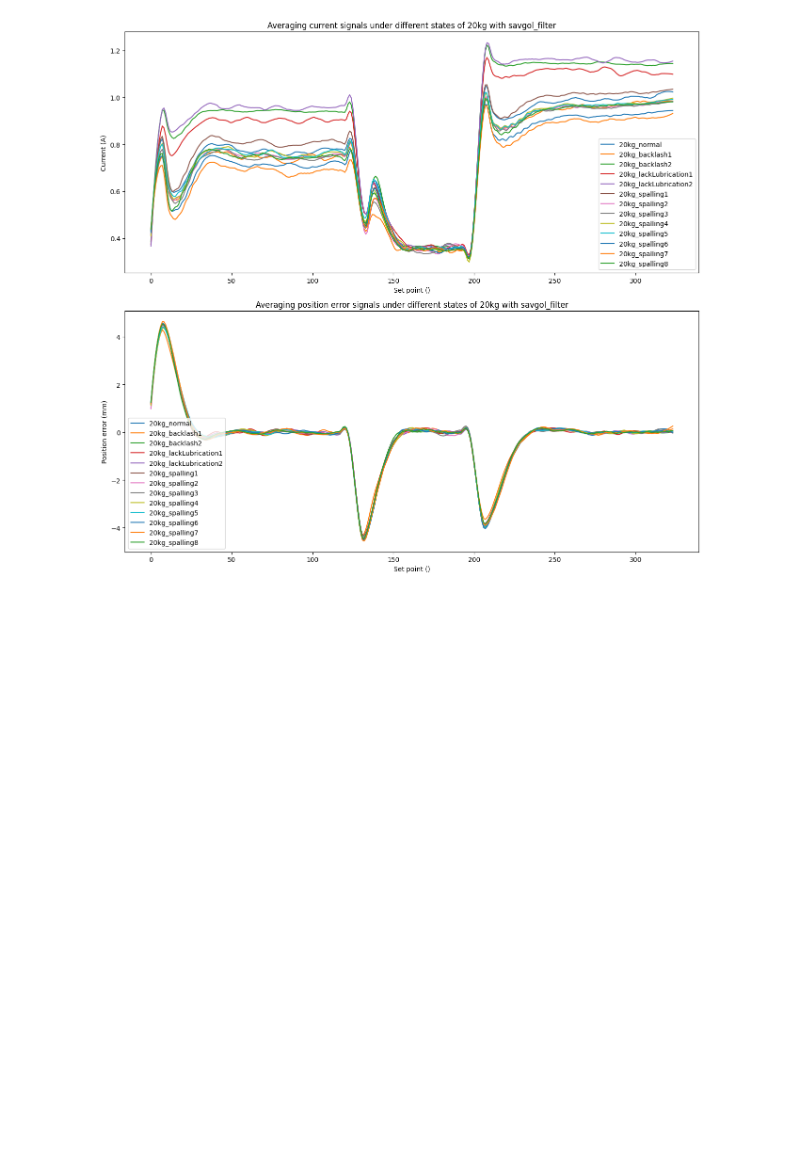
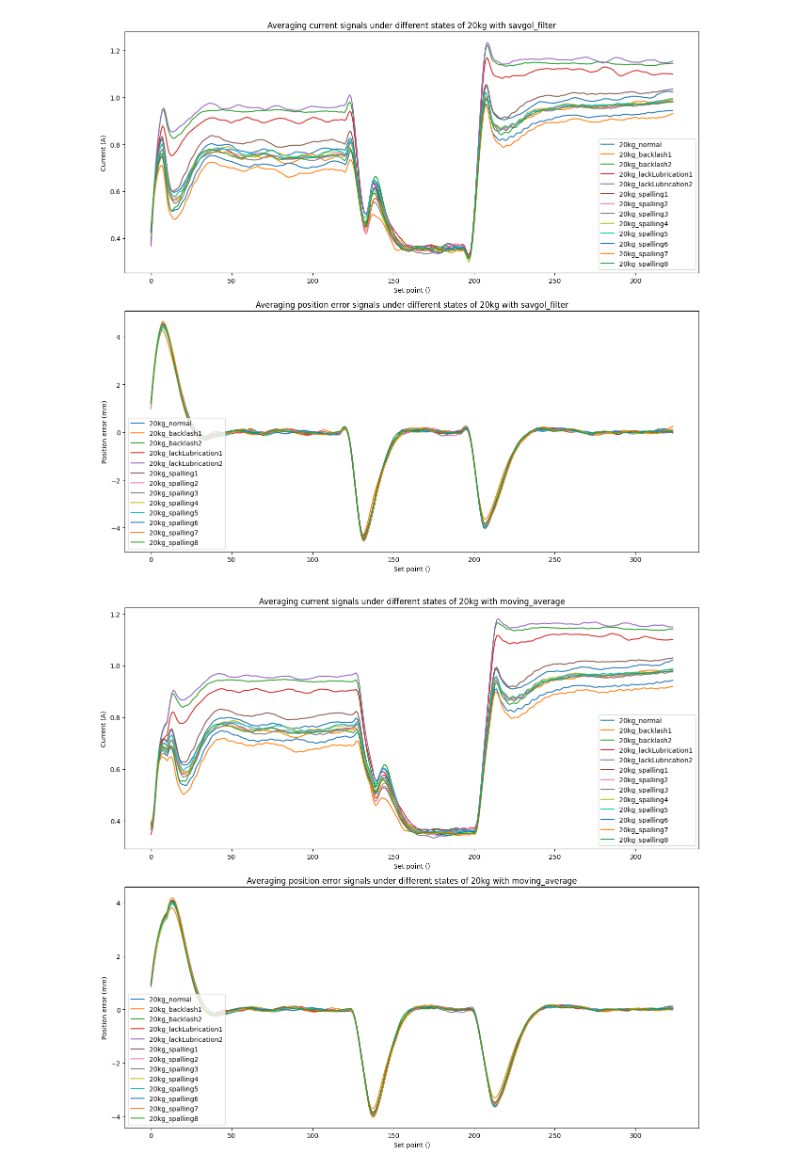
Before and after one commit to BlueAsuka/Rocket-RAG, a Jupyter notebook: notebooks/data_smoothing.ipynb, the cells around one changed output. Saved outputs shown, nothing was run; the diff lists cells and outputs as text; code cells hidden in the pictures; blank space fills up the shorter version.

```diff
--- a/notebooks/data_smoothing.ipynb
+++ b/notebooks/data_smoothing.ipynb
@@ -202,3 +202,27 @@ plt.tight_layout()
 plt.show()
 # %% [output]
 [figure]
+# %%
+fig, (ax1, ax2) = plt.subplots(2, 1, figsize=(13, 12))
+
+# Plot the first figure on the first subplot (ax1)
+ax1.set_title('Averaging current signals under different states of 20kg with moving_average')
+for k, v in average_dict.items():
+    ax1.plot(moving_average_smoothing(v['current'], SMOOTHING_CUR_WINDOW_SIZE2, tolist=False), label=k)
+    ax1.set_xlabel('Set point ()')
+    ax1.set_ylabel('Current (A)')
+    ax1.legend()
+
+# Plot the second figure on the second subplot (ax2)
+ax2.set_title('Averaging position error signals under different states of 20kg with moving_average')
+for k, v in average_dict.items():
+    ax2.plot(moving_average_smoothing(v['position_error'], SMOOTHING_CUR_WINDOW_SIZE2, tolist=False), label=k)
+    ax2.set_xlabel('Set point ()')
+    ax2.set_ylabel('Position error (mm)')
+    ax2.legend()
+
+plt.tight_layout()
+
+plt.show()
+# %% [output]
+[figure, added]
```
